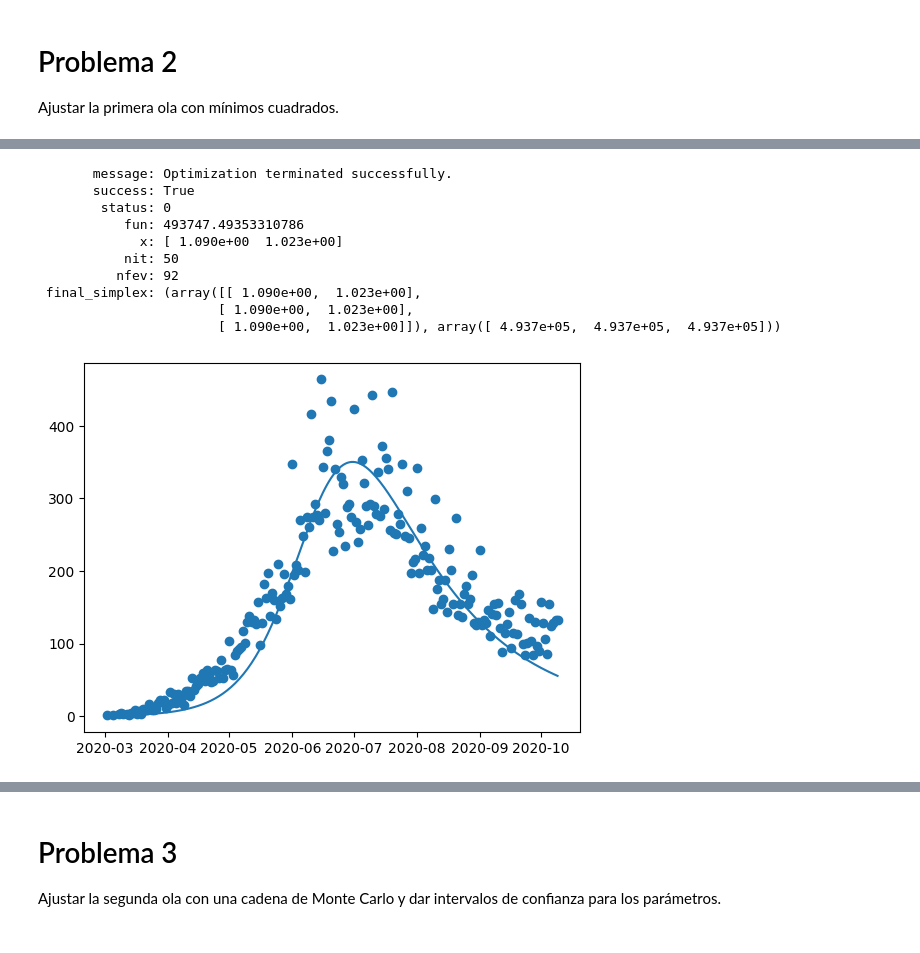
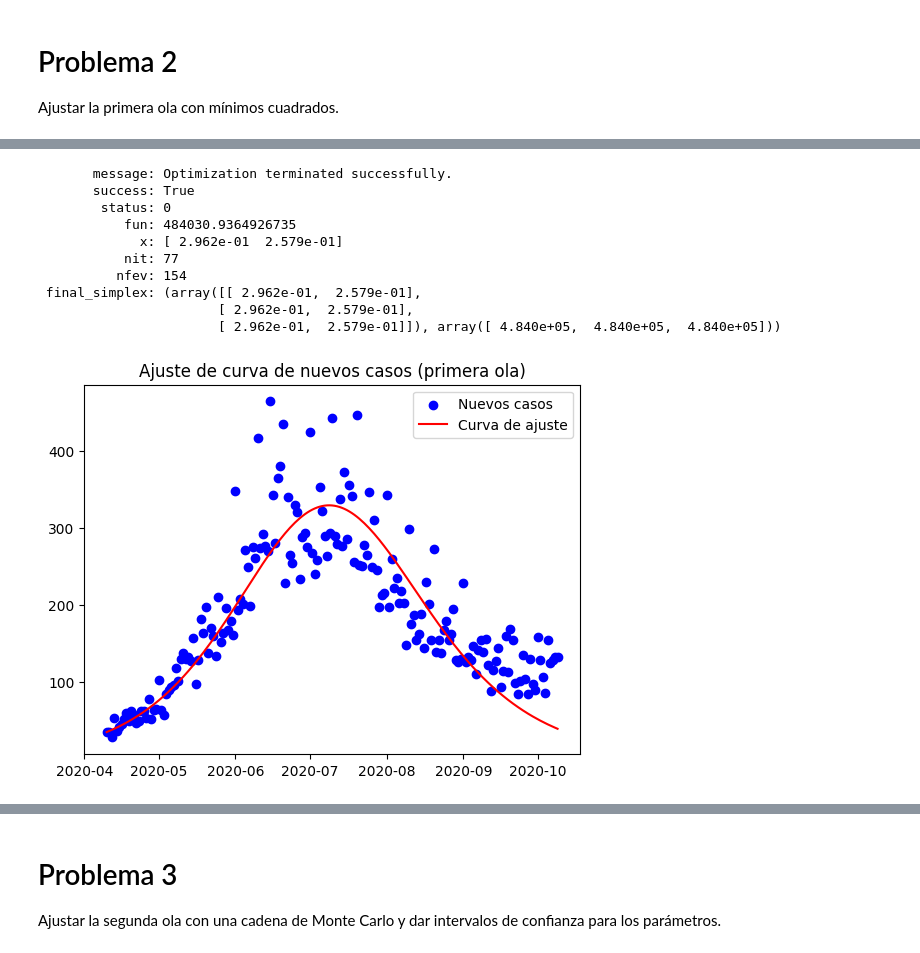
Before and after one commit to HugoMagos0725/Analisis_de_datos, a Jupyter notebook: Tarea3_Ajuste_de_parametros.ipynb, the cells around one changed output, grey strips where cells are left out. Saved outputs shown, nothing was run; the diff lists cells and outputs as text; code cells hidden in the pictures.

Commit message:
Se agregó la variable (R) del modelo SIR, para un mejor ajuste a la curva, se eliminaron los primeros datos del ajuste de la primera curva para reducir el error de esta.

```diff
--- a/Tarea3_Ajuste_de_parametros.ipynb
+++ b/Tarea3_Ajuste_de_parametros.ipynb
@@ -89,9 +89,12 @@ plt.show()
 
 Ajustar la primera ola con mínimos cuadrados.
 # %%
-ind=list(df['FECHA_SINTOMAS'].astype(str)).index('2020-10-10')
+ind_inf=list(df['FECHA_SINTOMAS'].astype(str)).index('2020-04-10')
+ind_sup=list(df['FECHA_SINTOMAS'].astype(str)).index('2020-10-10')
+ind=ind_sup-ind_inf
 
-primera_ola=df['positivo'][:ind].astype(int)
+primera_ola=df['positivo'][ind_inf:ind_sup].astype(int)
 t = np.linspace(0, ind,ind)
-primera_ola
+primera_ola.index=list(range(len(primera_ola)))
+print(primera_ola)
 # %% [output]
@@ -110,6 +113,7 @@ Name: positivo, Length: 217, dtype: int64
 # %%
 from scipy import optimize
 from scipy.integrate import odeint
+
 
 def costo(x):
   b=x[0]
@@ -117,55 +121,62 @@ def costo(x):
   def SIR(y,t,b,g):
     S=y[0]
     I=y[1]
-    cum=y[2]
-    N=4*I+S
+    R=y[2]
+    cum=y[3]
+
+    N=S+I+R
 
     dS=-b*S*I/N
     dI=b*S*I/N-g*I
+    dR=g*I
     dcum=b*S*I/N
-    return np.array([dS,dI,dcum])
+    return np.array([dS,dI,dR,dcum])
 
-  y0=[sum(primera_ola)-1,1,1]
+  y0=[sum(primera_ola)-primera_ola[0],primera_ola[0],0,primera_ola[0]]
   model_pred=odeint(SIR,y0,t,args=(b,g))
 
   c=sum(np.array(primera_ola-model_pred[:,1])**2)
   return c
 
-optimize.minimize(costo,[1,1],method='Nelder-Mead')
+optimize.minimize(costo,[0.1,0.1],method='Nelder-Mead')
 # %% [output]
        message: Optimization terminated successfully.
        success: True
         status: 0
-           fun: 493747.49353310786
-             x: [ 1.090e+00  1.023e+00]
-           nit: 50
-          nfev: 92
- final_simplex: (array([[ 1.090e+00,  1.023e+00],
-                       [ 1.090e+00,  1.023e+00],
-                       [ 1.090e+00,  1.023e+00]]), array([ 4.937e+05,  4.937e+05,  4.937e+05]))
+           fun: 484030.9364926735
+             x: [ 2.962e-01  2.579e-01]
+           nit: 77
+          nfev: 154
+ final_simplex: (array([[ 2.962e-01,  2.579e-01],
+                       [ 2.962e-01,  2.579e-01],
+                       [ 2.962e-01,  2.579e-01]]), array([ 4.840e+05,  4.840e+05,  4.840e+05]))
 # %%
 def SIR(y,t):
 
-    b=1.09
-    g=1.023
+    b=0.2962
+    g=0.2579
 
     S=y[0]
     I=y[1]
-    cum=y[2]
+    R=y[2]
+    cum=y[3]
 
-    N=4*I+S
+    N=S+I+R
 
     dS=-b*S*I/N
     dI=b*S*I/N-g*I
+    dR=g*I
     dcum=b*S*I/N
-    return np.array([dS,dI,dcum])
+    return np.array([dS,dI,dR,dcum])
 
-y0=[sum(primera_ola)-1,1,1]
+y0=[sum(primera_ola)-primera_ola[0],primera_ola[0],0,primera_ola[0]]
 
 model_pred=odeint(SIR,y0,t)
-# %%
-plt.plot(df['FECHA_SINTOMAS'][:ind],model_pred[:,1])
-plt.scatter(df['FECHA_SINTOMAS'][:ind],primera_ola)
-plt.show()
-# %% [output]
-[figure, removed]
+# %%
+plt.title('Ajuste de curva de nuevos casos (primera ola)')
+plt.scatter(df['FECHA_SINTOMAS'][ind_inf:ind_sup],df['positivo'][ind_inf:ind_sup],color='b')
+plt.plot(df['FECHA_SINTOMAS'][ind_inf:ind_sup],model_pred[:,1],color='r')
+plt.legend(['Nuevos casos','Curva de ajuste'])
+plt.show()
+# %% [output]
+[figure, added]
```
Also changed, not shown: parts of 3 cells of this notebook.
